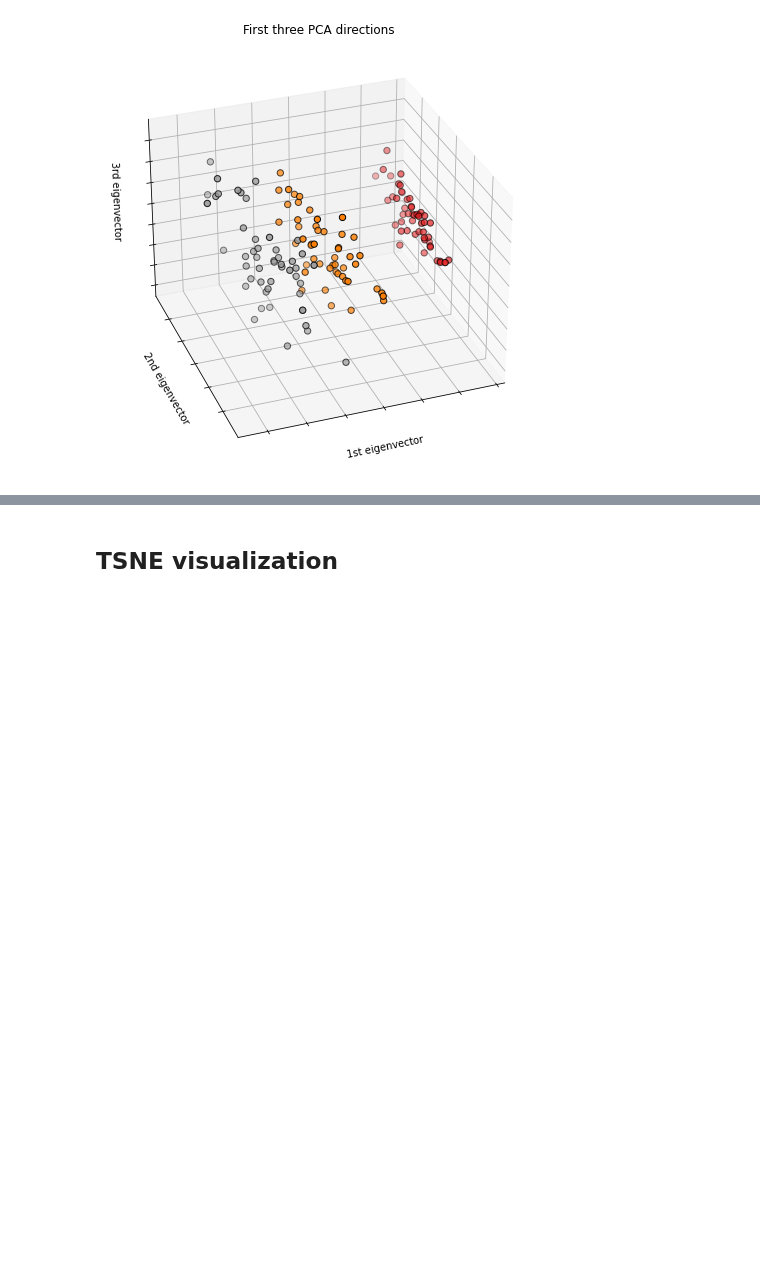
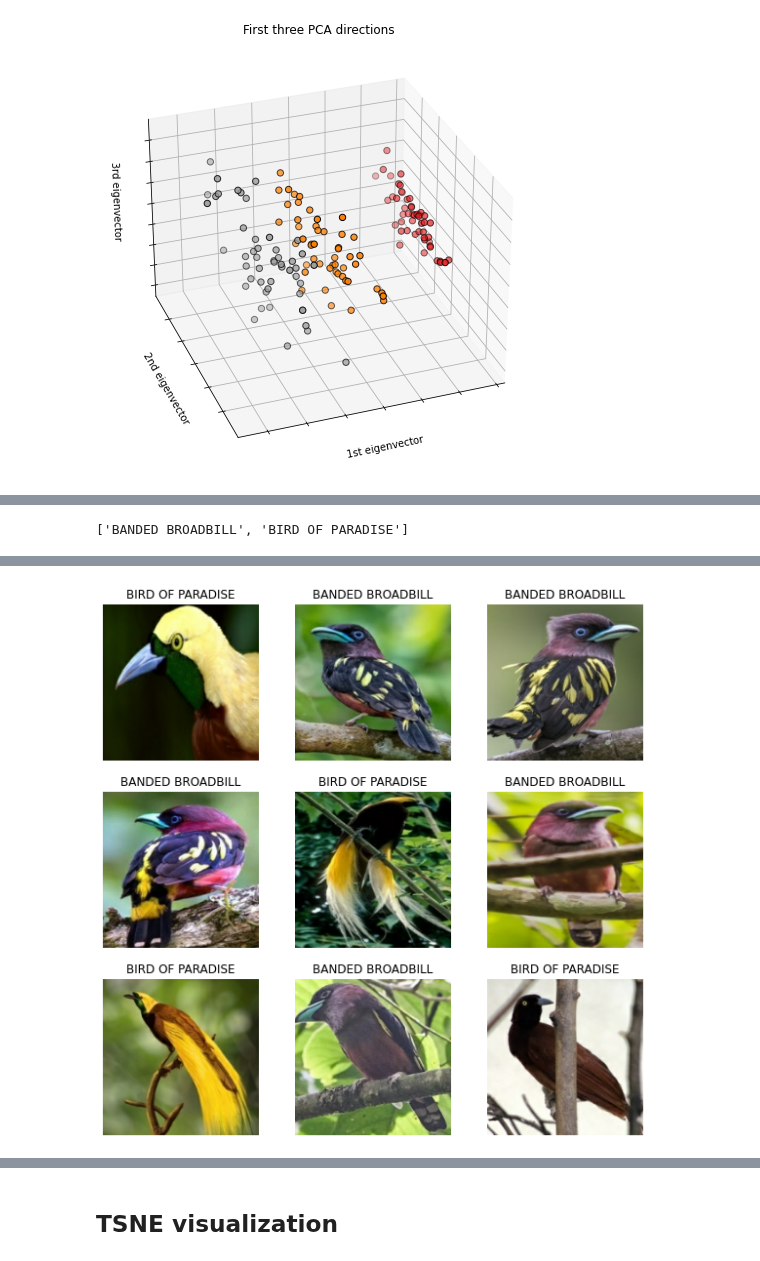
Before and after one commit to silvererudite/30-for-30-ml-projects, a Jupyter notebook: visualizations/tsne-vs-umap-vs-pca.ipynb, the cells around one changed output, grey strips where cells are left out. Cells and saved outputs as stored; diff of their text form; code cells hidden in the pictures; blank space fills up the shorter version.

Commit message:
Day 10: Kaggle Notebook | TSNE vs UMAP vs PCA | preparing image data

```diff
--- a/visualizations/tsne-vs-umap-vs-pca.ipynb
+++ b/visualizations/tsne-vs-umap-vs-pca.ipynb
@@ -104,0 +129,4 @@ plt.show()
+# %%
+folder_path = '/kaggle/input/bird-speciestiny/train/'
+df_image = pd.read_csv('/kaggle/input/bird-speciestiny/bird-species-tiny.csv')
+df_image.head()
@@ -104,0 +140,9 @@ plt.show()
+# %%
+img_height = 180
+img_width = 180
+# %%
+img_ds = tf.keras.utils.image_dataset_from_directory(
+  folder_path,
+  seed=123,
+  image_size=(img_height, img_width)
+)
@@ -104,0 +152,14 @@ plt.show()
+# %%
+class_names = img_ds.class_names
+print(class_names)
+# %% [output]
+['BANDED BROADBILL', 'BIRD OF PARADISE']
+# %%
+plt.figure(figsize=(10, 10))
+for images, labels in img_ds.take(1):
+  for i in range(9):
+    ax = plt.subplot(3, 3, i + 1)
+    plt.imshow(images[i].numpy().astype("uint8"))
+    plt.title(class_names[labels[i]])
+    plt.axis("off")
+# %% [output]
@@ -104,0 +167 @@ plt.show()
+[figure, added]
```
Also changed, not shown: parts of 10 cells of this notebook.
